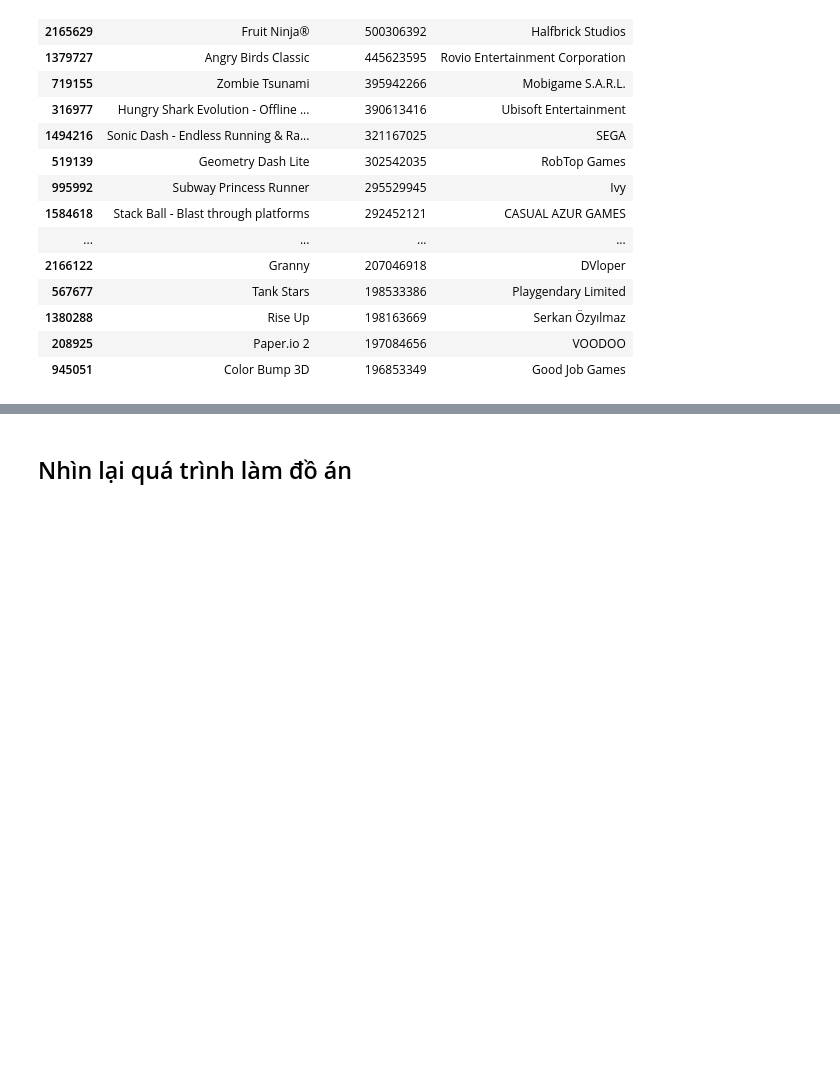
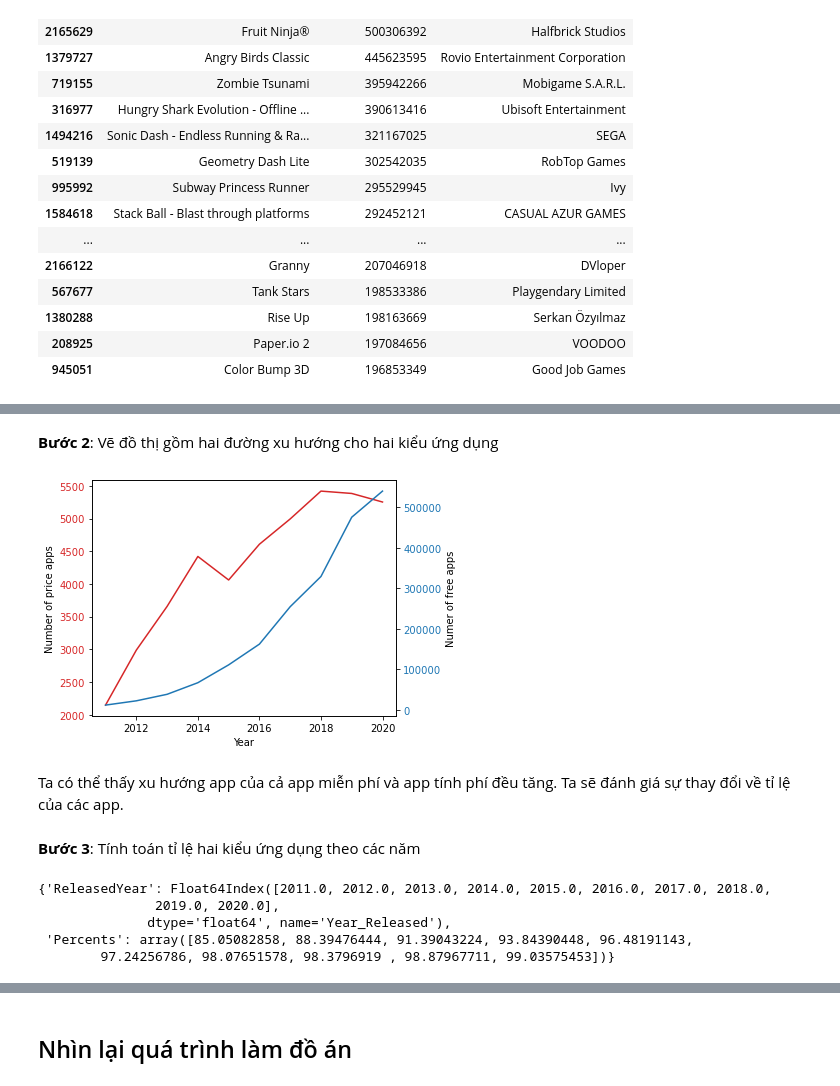
Before and after one commit to ldtpvince/P4DS_FINAL_PJ, a Jupyter notebook: 18120143-18120512.ipynb, the cells around one changed output, grey strips where cells are left out. Drawn from its saved outputs; the diff is of its cells as text; code cells hidden in the pictures; blank space fills up the shorter version.

```diff
--- a/18120143-18120512.ipynb
+++ b/18120143-18120512.ipynb
@@ -600,0 +654,4 @@ gps_df[gps_df['Category'] == 'Arcade'].sort_values(ascending = False, by = 'Maxi
+# %%
+apps_by_year = gps_df.groupby(['Year_Released', 'Free'])['Year_Released'].agg('count')
+apps_by_year = apps_by_year.loc[min_year+1:max_year-1]
+apps_by_year
@@ -600,0 +676,38 @@ gps_df[gps_df['Category'] == 'Arcade'].sort_values(ascending = False, by = 'Maxi
+# %% [markdown]
+**Bước 2**: Vẽ đồ thị gồm hai đường xu hướng cho hai kiểu ứng dụng
+# %%
+fig, ax1 = plt.subplots()
+
+color = 'tab:red'
+ax1.set_xlabel('Year')
+ax1.set_ylabel('Number of price apps')
+ax1.plot(apps_by_year.loc[:, 0], color=color)
+ax1.tick_params(axis='y', labelcolor=color)
+
+ax2 = ax1.twinx()
+
+color = 'tab:blue'
+ax2.set_ylabel('Numer of free apps')
+ax2.plot(apps_by_year.loc[:, 1], color=color)
+ax2.tick_params(axis='y', labelcolor=color)
+
+fig.tight_layout()
+plt.show()
+# %% [output]
+[figure, added]
+# %% [markdown]
+Ta có thể thấy xu hướng app của cả app miễn phí và app tính phí đều tăng. Ta sẽ đánh giá sự thay đổi về tỉ lệ của các app.
+# %% [markdown]
+**Bước 3**: Tính toán tỉ lệ hai kiểu ứng dụng theo các năm
+# %%
+apps_by_percents = apps_by_year.groupby(level=0).apply(lambda x: 100 * x / float(x.sum()))
+year_index = apps_by_year.index.get_level_values(0).unique()
+apps_percents = {'ReleasedYear': year_index, 'Percents': apps_by_percents.loc[:, 0].values + apps_by_percents.loc[:, 1].values}
+free_apps_percents = {'ReleasedYear': year_index, 'Percents': apps_by_percents.loc[:, 1].values}
+free_apps_percents
+# %% [output]
+{'ReleasedYear': Float64Index([2011.0, 2012.0, 2013.0, 2014.0, 2015.0, 2016.0, 2017.0, 2018.0,
+               2019.0, 2020.0],
+              dtype='float64', name='Year_Released'),
+ 'Percents': array([85.05082858, 88.39476444, 91.39043224, 93.84390448, 96.48191143,
+        97.24256786, 98.07651578, 98.3796919 , 98.87967711, 99.03575453])}
```
Also changed, not shown: parts of 19 cells of this notebook.
